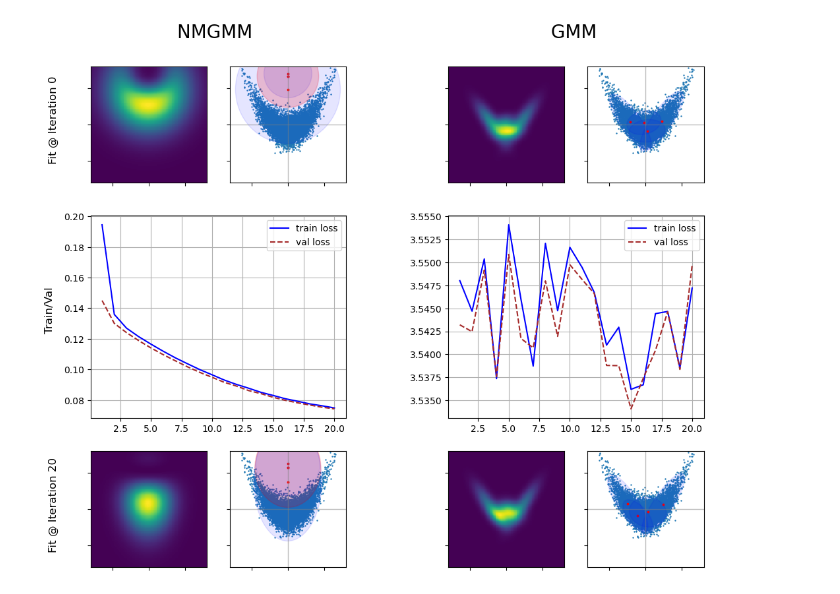
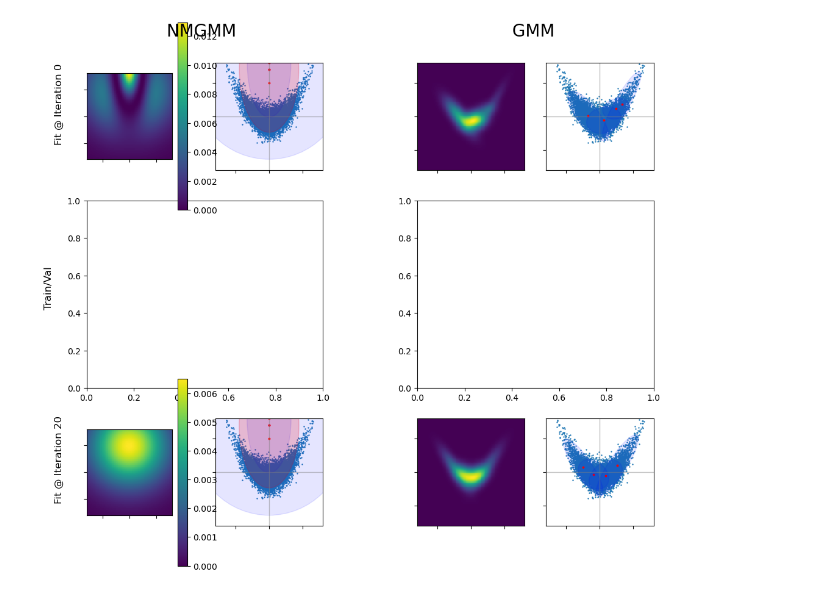
Before and after one commit to PatrickTourniaire/Negative-Gaussian-Mixture-Model, a Jupyter notebook: report_result_visualisations.ipynb, the cells around one changed output. Drawn from its saved outputs; the diff is of its cells as text; code cells hidden in the pictures.

```diff
--- a/report_result_visualisations.ipynb
+++ b/report_result_visualisations.ipynb
@@ -17,9 +17,12 @@ from src.models.mixtures.squared_nm_gaussian_mixture import NMSquaredGaussianMix
 # %%
 device = torch.device("cuda:0" if torch.cuda.is_available() else "cpu")
 # %%
+components = 2
+dataset = 'banana'
+
 # Load dataset
-train_set = load_object('data/train', 'banana')
-val_set = load_object('data/val', 'banana')
+train_set = load_object('data/train', dataset)
+val_set = load_object('data/val', dataset)
 
 tensor_train_set = torch.from_numpy(train_set) if str(device) == 'cpu' else torch.from_numpy(train_set).cuda()
 tensor_val_set = torch.from_numpy(val_set) if str(device) == 'cpu' else torch.from_numpy(val_set).cuda()
@@ -27,7 +30,7 @@ tensor_val_set = torch.from_numpy(val_set) if str(device) == 'cpu' else torch.fr
 # Train and fit baseline
 
 # Create an instance of the GaussianMixture class
-n_components = 4 # number of Gaussian components
+n_components = components ** 2 # number of Gaussian components
 gmm_0 = GaussianMixture(
     n_components=n_components,
     covariance_type='full',
@@ -56,14 +59,14 @@ print(-gmm_0.score(train_set))
 # %%
 # Load models
-path_it0 = 'out/saved_models/checkpoint0_nm_banana'
-path_it19= 'out/saved_models/checkpoint19_nm_banana'
+path_it0 = f'out/saved_models/checkpoint0_nm_{dataset}'
+path_final = f'out/saved_models/checkpoint49_nm_{dataset}'
 
-model_it0 = NMSquaredGaussianMixture(2, 2)
+model_it0 = NMSquaredGaussianMixture(2, components)
 model_it0.load_state_dict(state_dict=torch.load(path_it0))
 
-model_it19 = NMSquaredGaussianMixture(2, 2)
-model_it19.load_state_dict(state_dict=torch.load(path_it19))
+model_final = NMSquaredGaussianMixture(2, components)
+model_final.load_state_dict(state_dict=torch.load(path_final))
 
 model_it0.neglog_likelihood(tensor_train_set)
-model_it19.neglog_likelihood(tensor_train_set)
+model_final.neglog_likelihood(tensor_train_set)
 # %% [output]
@@ -203,7 +204,7 @@ def plot_heatmap(model, ax, fig):
     #ax.scatter(val_samples[:,idx_i].data.cpu().numpy(), val_samples[:,idx_j].data.cpu().numpy(), 1, color="k", alpha=0.5)
 
 
-    #fig.colorbar(c, ax=ax)
+    fig.colorbar(c, ax=ax)
 
 
 def plot_baseline_heatmap(model, ax, fig):
@@ -369,35 +370,35 @@ ax4.xaxis.set_major_formatter(mticker.NullFormatter())
 
 # GMM Axes
 
 ax6 = fig.add_subplot(gs1[0, 0], sharey=ax1, sharex=ax1)
 ax7 = fig.add_subplot(gs1[0, 1], sharey=ax1, sharex=ax1)
 
 ax8 = fig.add_subplot(gs1[1, :])
 
 ax9 = fig.add_subplot(gs1[2, 0], sharey=ax1, sharex=ax1)
 ax10 = fig.add_subplot(gs1[2, 1], sharey=ax1, sharex=ax1)
 
 # NMGMM Plots
 
 plot_heatmap(model_it0, ax1, fig)
 plot_contours(model_it0, ax2)
 
-plot_loss_curves(ax3)
+#plot_loss_curves(ax3)
 
-plot_heatmap(model_it19, ax4, fig)
-plot_contours(model_it19, ax5)
+plot_heatmap(model_final, ax4, fig)
+plot_contours(model_final, ax5)
 
 # Baseline plots
 
 plot_baseline_heatmap(gmm_0, ax6, fig)
 plot_baseline_contours(gmm_0, ax7)
 
-plot_baseline_loss_curves(ax8)
+#plot_baseline_loss_curves(ax8)
 
 plot_baseline_heatmap(gmm, ax9, fig)
 plot_baseline_contours(gmm, ax10)
 
 plt.subplots_adjust(top=1)
 fig.savefig('banana_nmgmm_results.pdf', format='pdf', dpi=1200)
 # %% [output]
-[figure, old version]
+[figure, new version]
```
Also changed, not shown: parts of 9 cells of this notebook, 16 other files.
